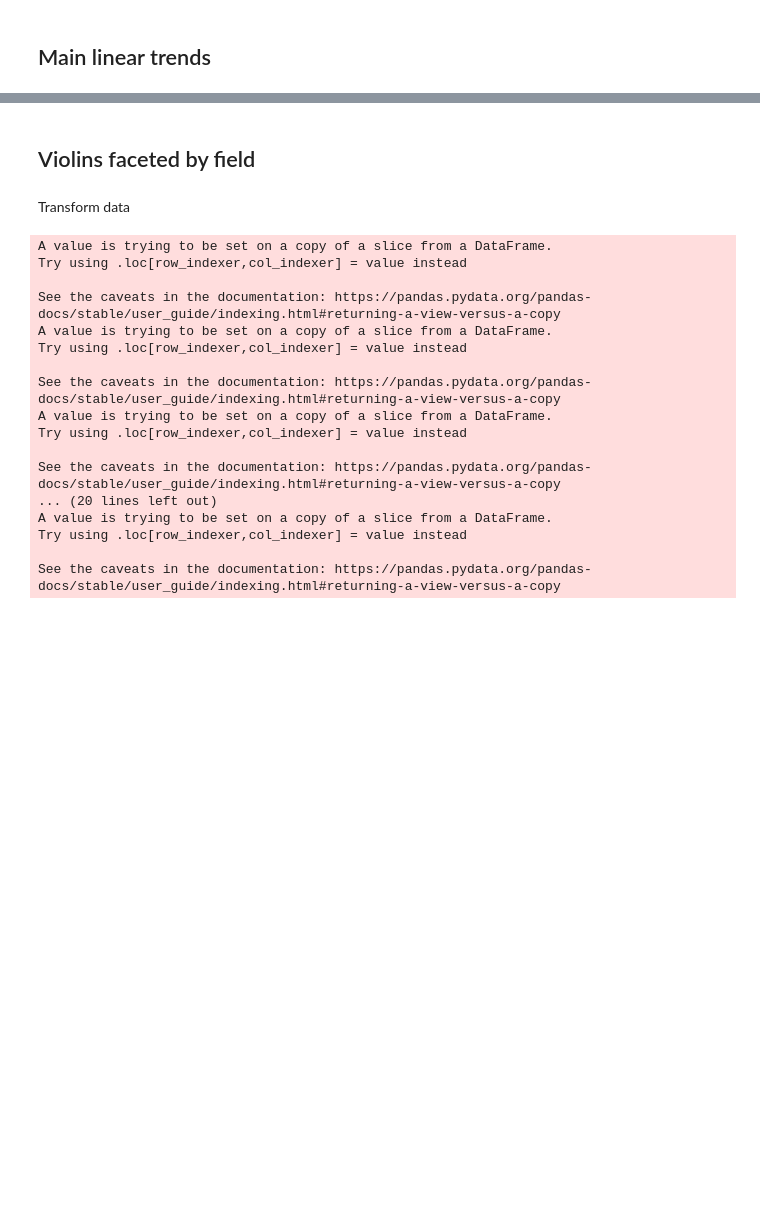
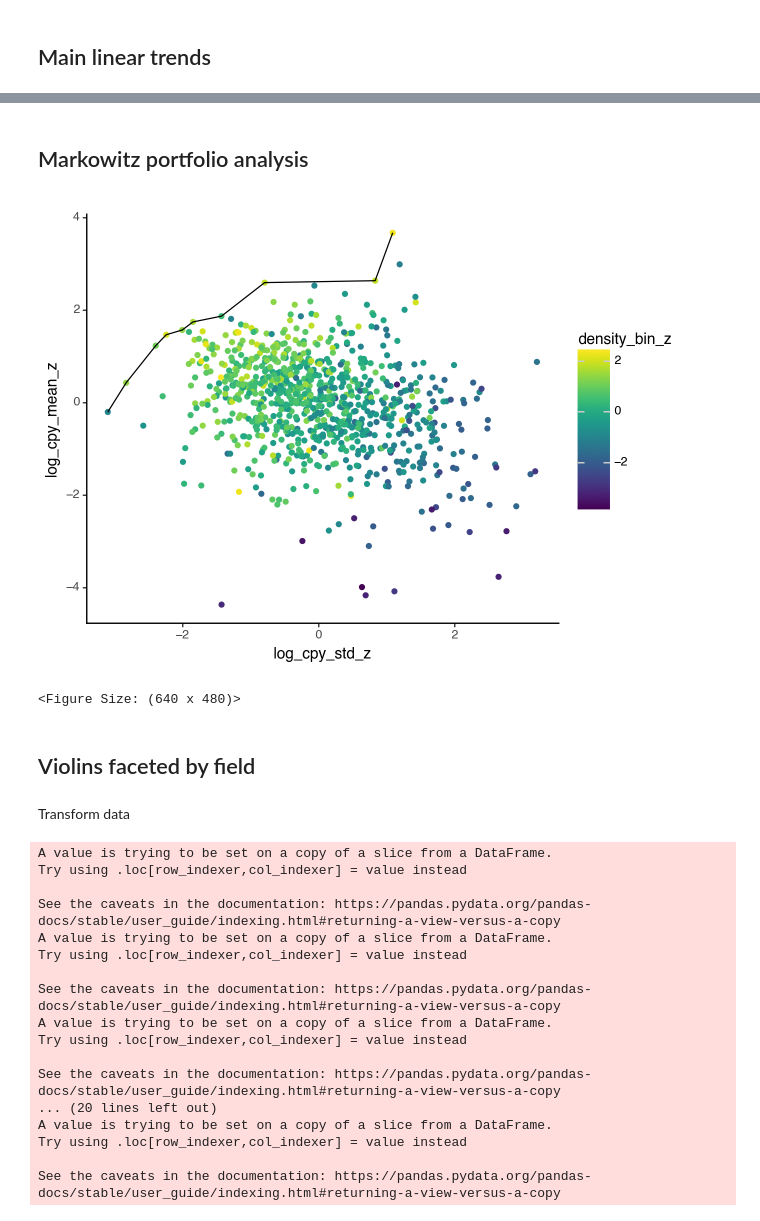
Before and after one commit to nathimel/citesim, a Jupyter notebook: src/notebooks/summary_figures.ipynb, the cells around one changed output, grey strips where cells are left out. Cells and saved outputs as stored; diff of their text form; code cells hidden in the pictures; blank space fills up the shorter version.

Commit message:
integrate efficiency analysis

```diff
--- a/src/notebooks/summary_figures.ipynb
+++ b/src/notebooks/summary_figures.ipynb
@@ -370,3 +349,43 @@ plt.show()
+# %% [markdown]
+## Markowitz portfolio analysis
+# %%
+from pygmo import non_dominated_front_2d
+
+# 2D array of ()
+points = df_plot[["log_cpy_std_z", "log_cpy_mean_z"]].values
+min_points = points.copy()
+min_points[:,1] *= -1
+
+dominating_indices = non_dominated_front_2d(min_points)
+frontier = points[dominating_indices]
+
+(
+    pn.ggplot(
+        df_plot,
+        pn.aes(
+            x="log_cpy_std_z", # var return
+            y="log_cpy_mean_z", # median return
+            # color="density_bin_z", #
+        ),
+    )
+    + pn.geom_point(
+        pn.aes(
+            color = "density_bin_z",
+            # color = "ref_med_z",
+            # color = "year_med",
+        )
+    )
+    + pn.geom_line(
+        pd.DataFrame(
+            frontier,
+            columns=["log_cpy_std_z", "log_cpy_mean_z"]
+        )
+    )
+    + pn.theme_classic()
+)
+# %% [output]
+[figure, added]
+<Figure Size: (640 x 480)>
 # %% [markdown]
 ## Violins faceted by field
 # %%
```
Also changed, not shown: parts of 3 cells of this notebook, 24 other files.
